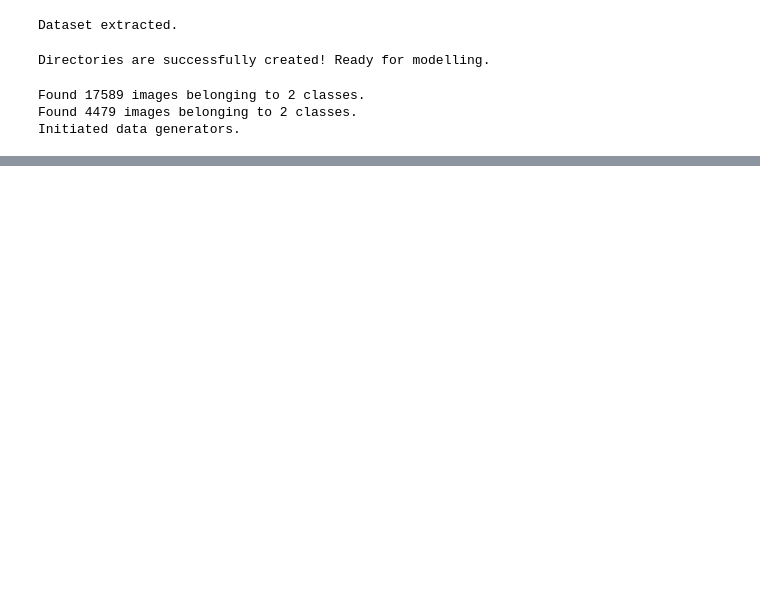
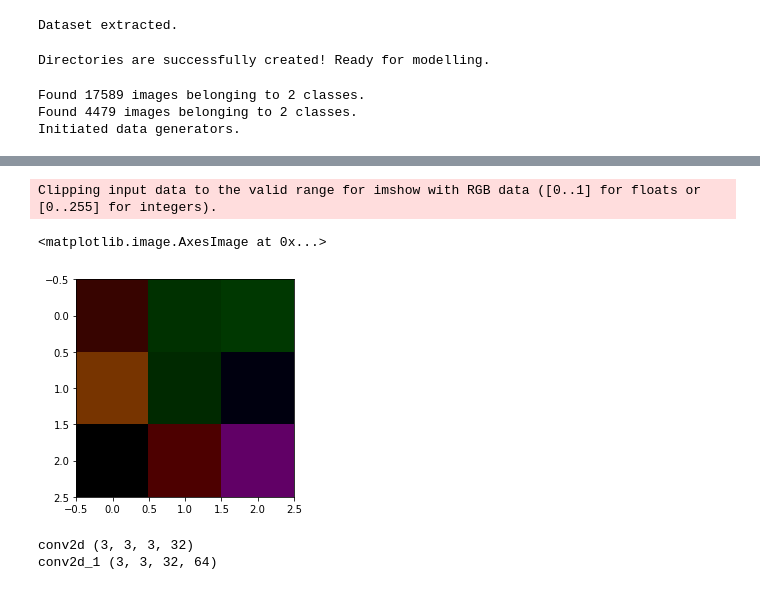
Before and after one commit to sweeneyngo/furspect, a Jupyter notebook: optimize_model.ipynb, the cells around one changed output, grey strips where cells are left out. Drawn from its saved outputs; the diff is of its cells as text; code cells hidden in the pictures; blank space fills up the shorter version.

```diff
--- a/optimize_model.ipynb
+++ b/optimize_model.ipynb
@@ -86,3 +120,28 @@ print('Initiated data generators.')
 Found 17589 images belonging to 2 classes.
 Found 4479 images belonging to 2 classes.
 Initiated data generators.
+# %%
+model = Sequential()
+model.add(Conv2D(32, (3, 3), activation='relu', kernel_initializer='he_uniform', padding='same', input_shape=(200, 200, 3)))
+model.add(BatchNormalization())
+model.add(MaxPooling2D((2, 2)))
+model.add(Dropout(0.25))
+
+model.add(Conv2D(64, (3, 3), activation='relu', kernel_initializer='he_uniform', padding='same'))
+model.add(BatchNormalization())
+model.add(MaxPooling2D((2, 2)))
+model.add(Dropout(0.25))
+
+#     model.add(Conv2D(128, (3, 3), activation='relu', kernel_initializer='he_uniform', padding='same'))
+#     model.add(BatchNormalization())
+#     model.add(MaxPooling2D((2, 2)))
+#     model.add(Dropout(0.25))
+model.add(Flatten())
+
+model.add(Dense(256, activation='relu', kernel_initializer='he_uniform'))
+model.add(Dropout(0.5))
+model.add(Dense(1, activation='sigmoid'))
+# compile model
+# opt = SGD(lr=0.001, momentum=0.9)
+model.compile(optimizer='rmsprop', loss='binary_crossentropy', metrics=['accuracy'])
+model.summary()
@@ -198,0 +348,7 @@ Epoch 6/20
+# %%
+top_layer = model.layers[0]
+plt.imshow(top_layer.get_weights()[0][:, :, :, 0].squeeze(), cmap='gray')
+# %% [output]
+Clipping input data to the valid range for imshow with RGB data ([0..1] for floats or [0..255] for integers).
+<matplotlib.image.AxesImage at 0x...>
+[figure, added]
@@ -198,0 +376,12 @@ Epoch 6/20
+# %%
+# summarize filter shapes
+for layer in model.layers:
+	# check for convolutional layer
+	if 'conv' not in layer.name:
+		continue
+	# get filter weights
+	filters, biases = layer.get_weights()
+	print(layer.name, filters.shape)
+# %% [output]
+conv2d (3, 3, 3, 32)
+conv2d_1 (3, 3, 32, 64)
```
Also changed, not shown: parts of 31 cells of this notebook, 2 other files.
